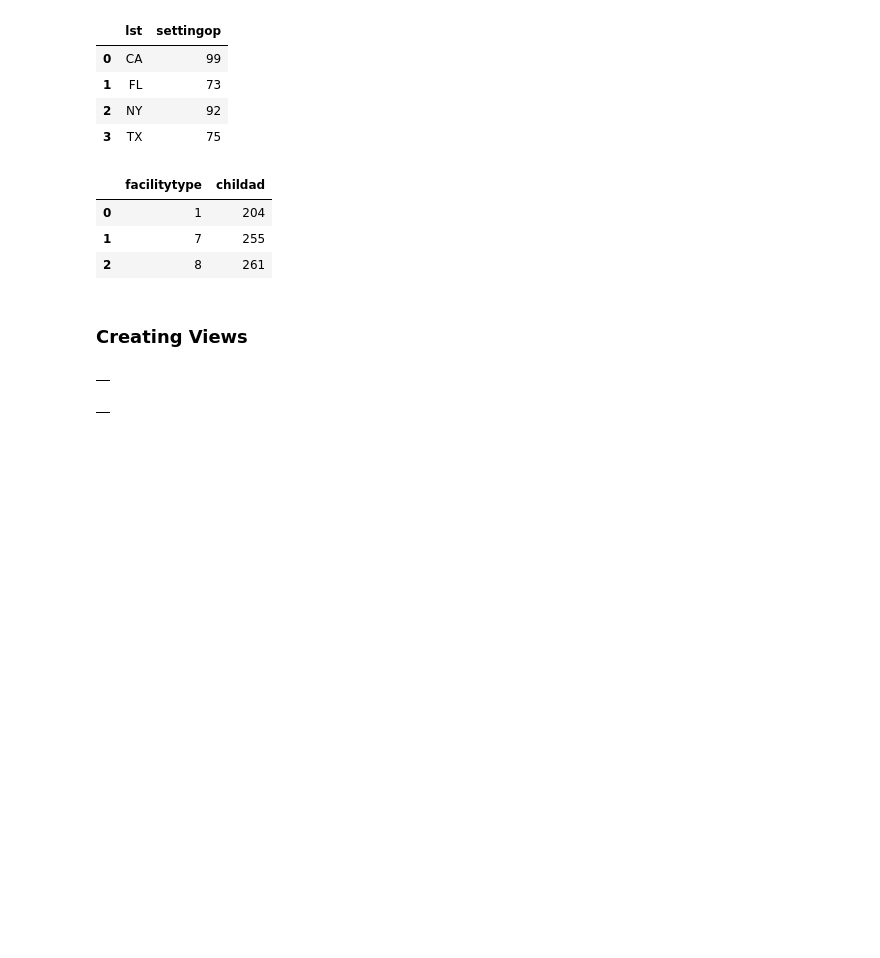
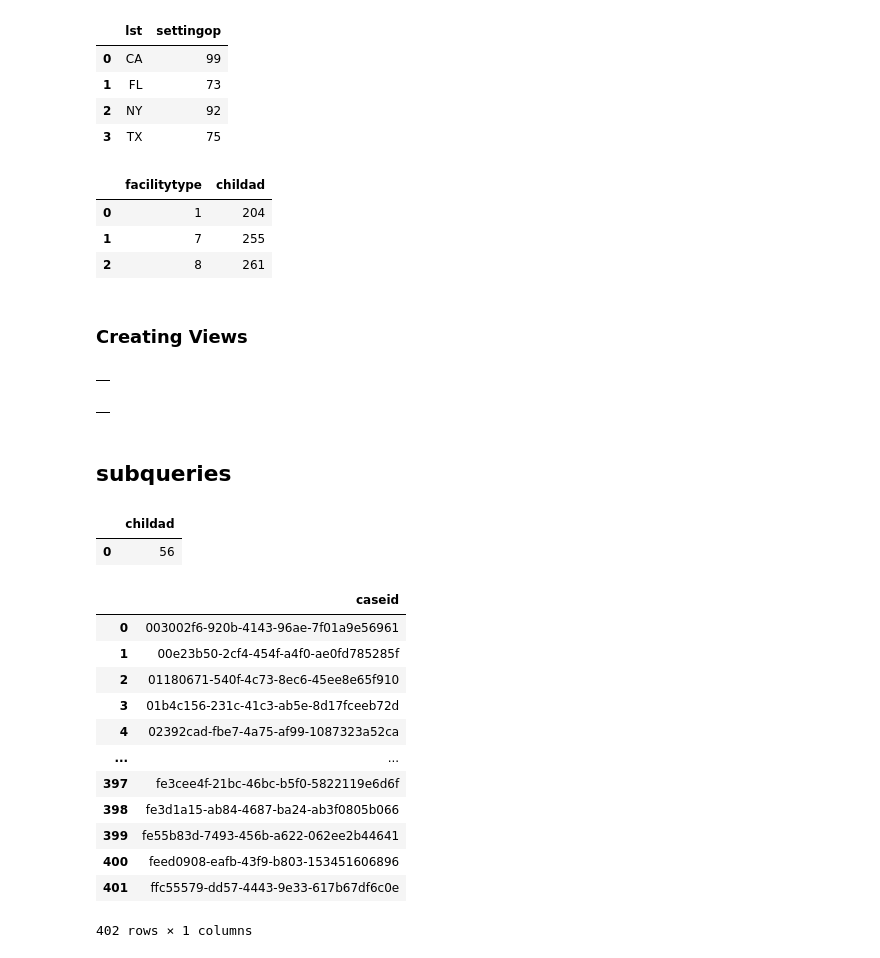
Before and after one commit to cs327e-spring2020/zeba_pathan, a Jupyter notebook: samhda_analysis.ipynb, the cells around one changed output. Drawn from its saved outputs; the diff is of its cells as text; code cells hidden in the pictures; blank space fills up the shorter version.

```diff
--- a/samhda_analysis.ipynb
+++ b/samhda_analysis.ipynb
@@ -160,3 +160,44 @@ group by s1.lst
 order by s1.lst
 # %% [output]
 |  |
+# %% [markdown]
+## subqueries
+# %%
+%%bigquery
+
+#we chose to sum the childad variable (which represents facilities that accept children aged 12 or younger) from
+#the facility information table where the caseids used were the ones that had Texas as their state (as shown by the subquery)
+
+select sum(childad) as childad
+from samhda_modeled.facility_information_Beam_DF
+where caseid IN (select caseid from samhda_modeled.facility_information_Beam_DF where lst = "TX")
+# %% [output]
+|  | childad |
+| 0 | 56 |
+# %%
+%%bigquery
+#we did a self join on the facility services table on the variable mhchronic (chronic disease/illness management), and we selected entries with caseids that had
+#the primarycare variable = 1, which meant that those facilities offer integrated primary care services.
+#we grouped by and ordered by caseid.
+
+
+select s1.caseid
+from samhda_modeled.facility_services_Beam_DF s1 join samhda_modeled.facility_services_Beam_DF s2
+on s1.mhchronic = s2.mhchronic
+where s1.caseid IN (select caseid from samhda_modeled.facility_services_Beam_DF where primarycare = 1)
+group by s1.caseid
+order by s1.caseid
+# %% [output]
+|  | caseid |
+| 0 | 003002f6-920b-4143-96ae-7f01a9e56961 |
+| 1 | 00e23b50-2cf4-454f-a4f0-ae0fd785285f |
+| 2 | 01180671-540f-4c73-8ec6-45ee8e65f910 |
+| 3 | 01b4c156-231c-41c3-ab5e-8d17fceeb72d |
+| 4 | 02392cad-fbe7-4a75-af99-1087323a52ca |
+| ... | ... |
+| 397 | fe3cee4f-21bc-46bc-b5f0-5822119e6d6f |
+| 398 | fe3d1a15-ab84-4687-ba24-ab3f0805b066 |
+| 399 | fe55b83d-7493-456b-a622-062ee2b44641 |
+| 400 | feed0908-eafb-43f9-b803-153451606896 |
+| 401 | ffc55579-dd57-4443-9e33-617b67df6c0e |
+402 rows × 1 columns
```
Also changed, not shown: parts of 3 cells of this notebook, 1 other file.
